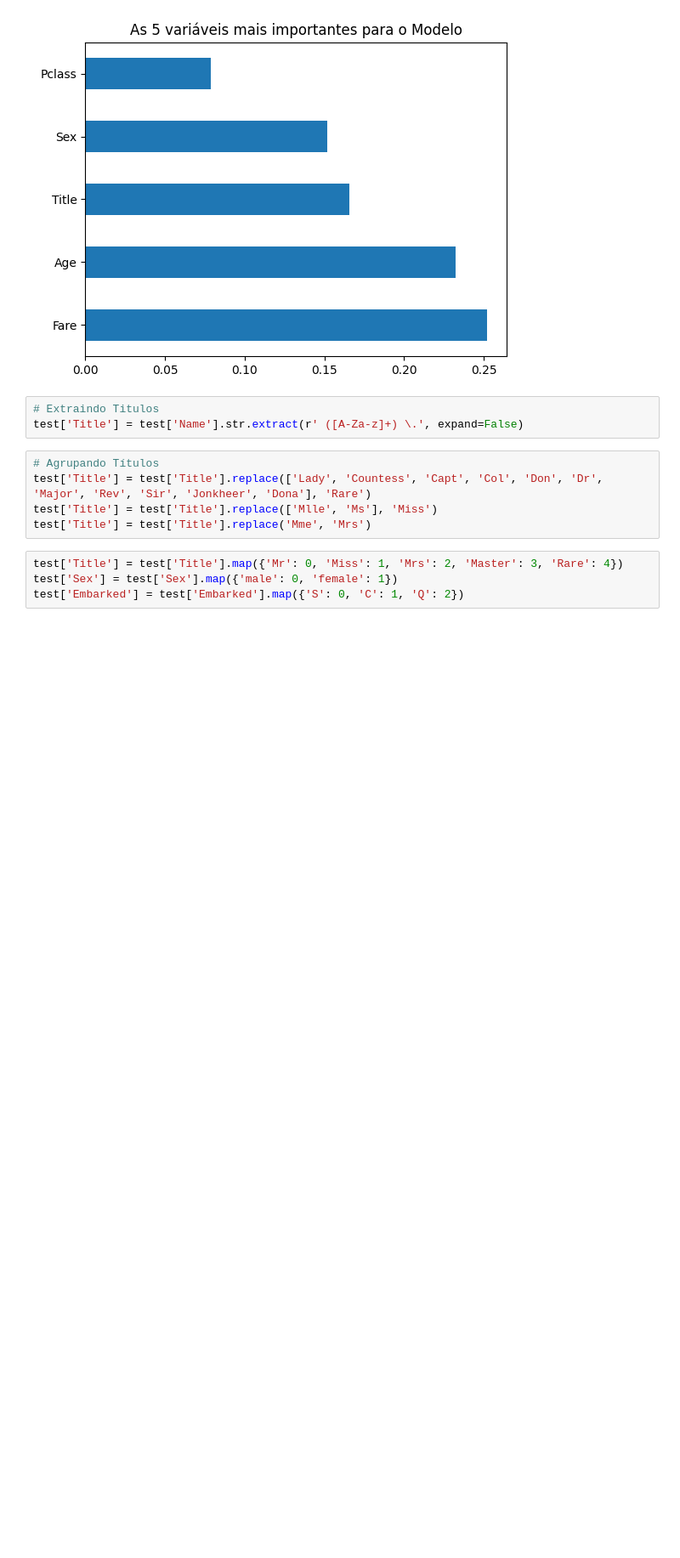
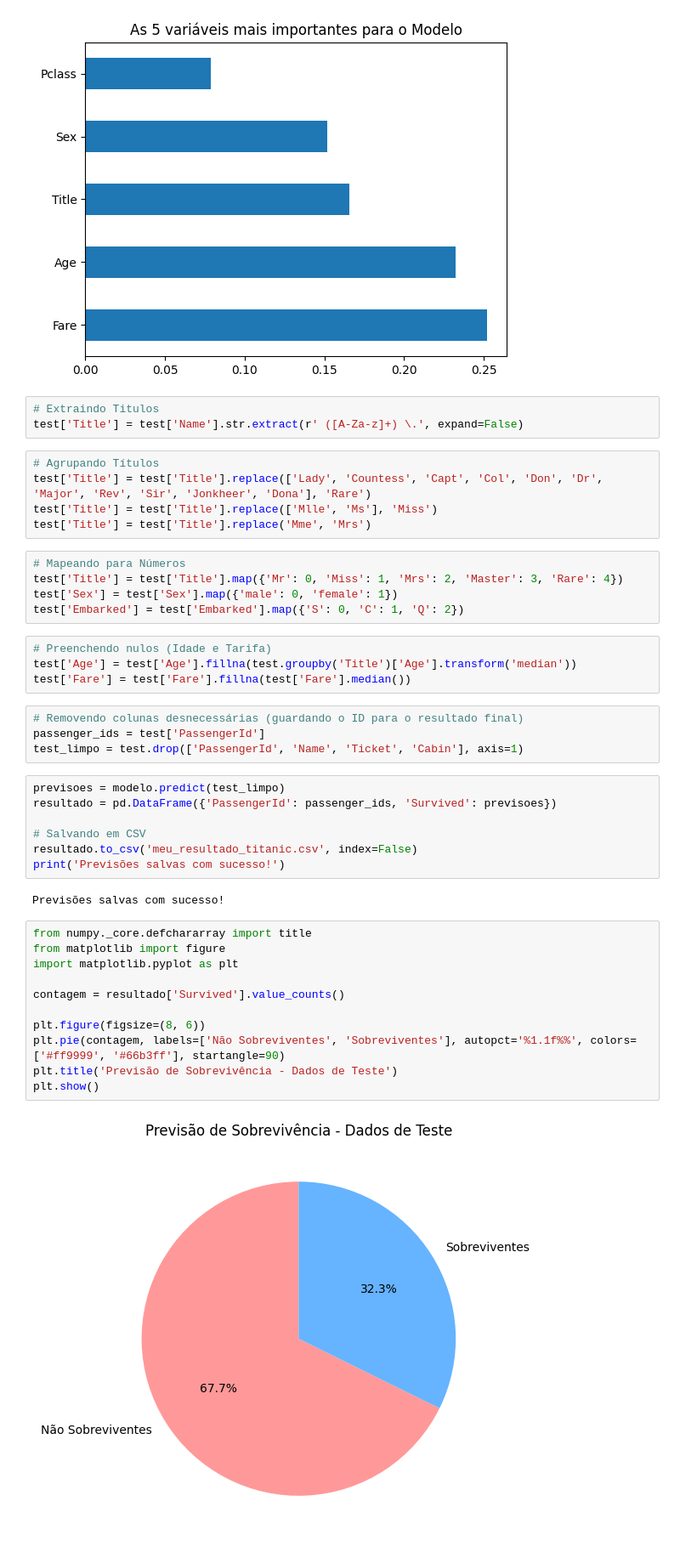
Before and after one commit to JessicaFabiano/Analise-Titanic, a Jupyter notebook: Titanic.ipynb, the cells around one changed output. Shown at 85% size. Cells and saved outputs as stored; diff of their text form; blank space fills up the shorter version.

```diff
--- a/Titanic.ipynb
+++ b/Titanic.ipynb
@@ -203,6 +203,37 @@ test['Title'] = test['Title'].replace(['Lady', 'Countess', 'Capt', 'Col', 'Don',
 test['Title'] = test['Title'].replace(['Mlle', 'Ms'], 'Miss')
 test['Title'] = test['Title'].replace('Mme', 'Mrs')
 # %%
+# Mapeando para Números
 test['Title'] = test['Title'].map({'Mr': 0, 'Miss': 1, 'Mrs': 2, 'Master': 3, 'Rare': 4})
 test['Sex'] = test['Sex'].map({'male': 0, 'female': 1})
 test['Embarked'] = test['Embarked'].map({'S': 0, 'C': 1, 'Q': 2})
+# %%
+# Preenchendo nulos (Idade e Tarifa)
+test['Age'] = test['Age'].fillna(test.groupby('Title')['Age'].transform('median'))
+test['Fare'] = test['Fare'].fillna(test['Fare'].median())
+# %%
+# Removendo colunas desnecessárias (guardando o ID para o resultado final)
+passenger_ids = test['PassengerId']
+test_limpo = test.drop(['PassengerId', 'Name', 'Ticket', 'Cabin'], axis=1)
+# %%
+previsoes = modelo.predict(test_limpo)
+resultado = pd.DataFrame({'PassengerId': passenger_ids, 'Survived': previsoes})
+
+# Salvando em CSV
+resultado.to_csv('meu_resultado_titanic.csv', index=False)
+print('Previsões salvas com sucesso!')
+# %% [output]
+Previsões salvas com sucesso!
+# %%
+from numpy._core.defchararray import title
+from matplotlib import figure
+import matplotlib.pyplot as plt
+
+contagem = resultado['Survived'].value_counts()
+
+plt.figure(figsize=(8, 6))
+plt.pie(contagem, labels=['Não Sobreviventes', 'Sobreviventes'], autopct='%1.1f%%', colors=['#ff9999', '#66b3ff'], startangle=90)
+plt.title('Previsão de Sobrevivência - Dados de Teste')
+plt.show()
+# %% [output]
+[figure, added]
```
